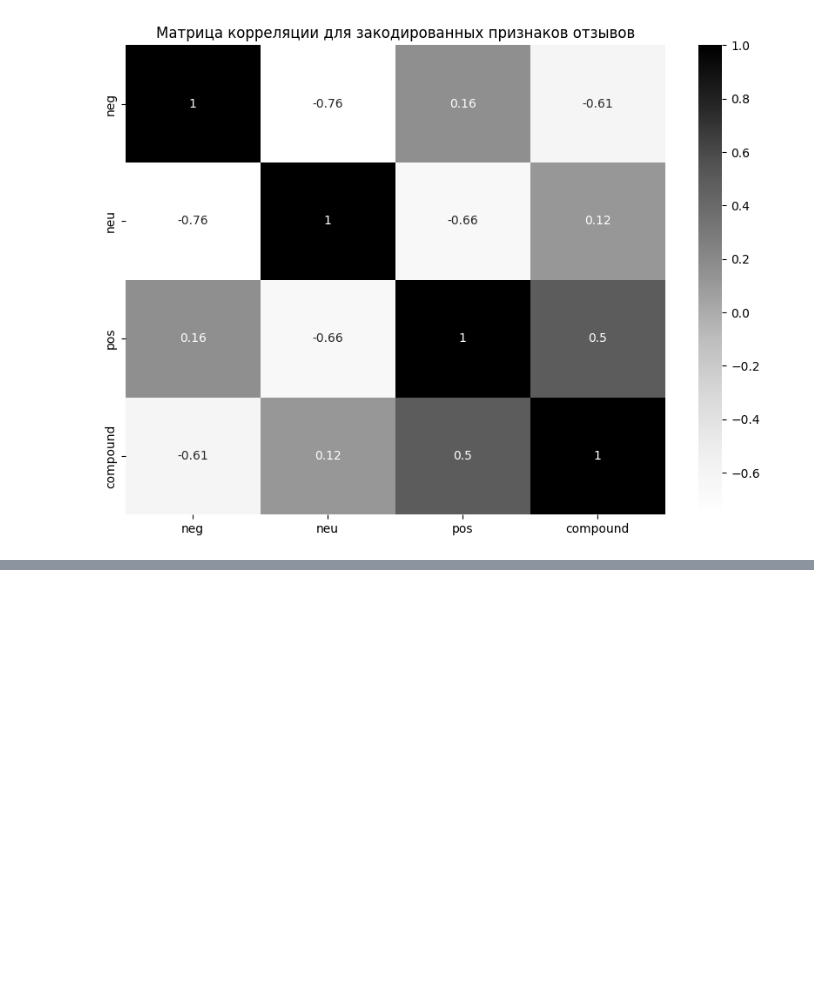
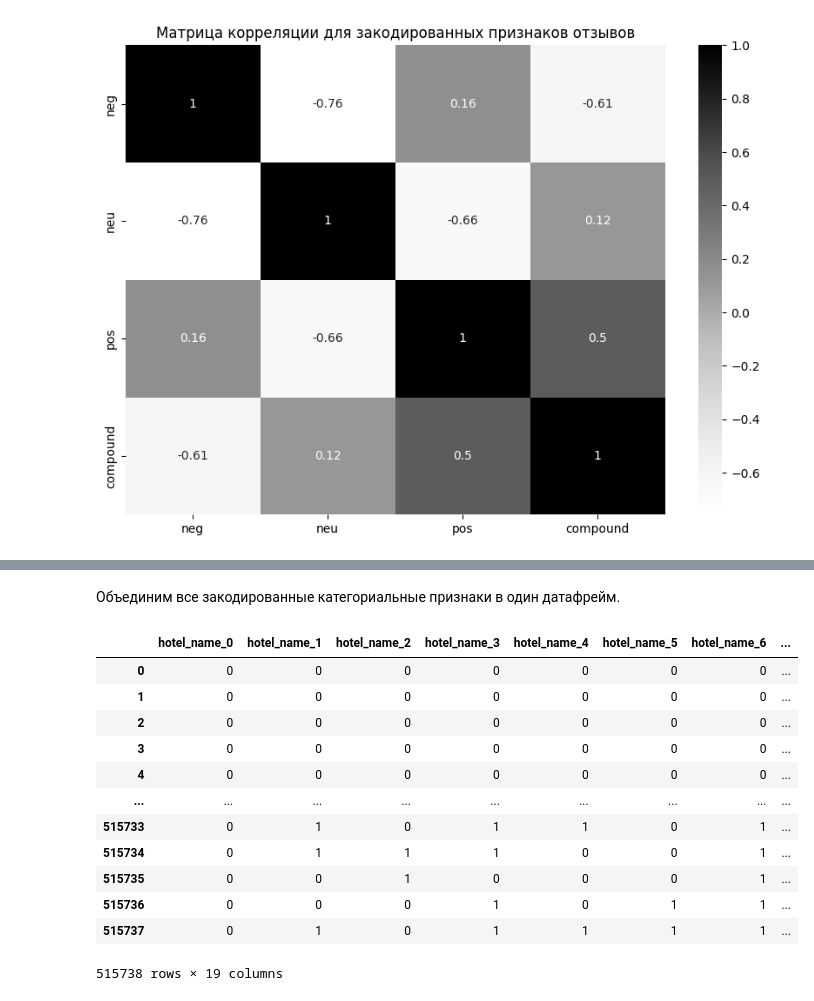
Before and after one commit to ScReameer/EDA-Project-3-rating-prediction, a Jupyter notebook: Project_3 Rating prediction.ipynb, the cells around one changed output, grey strips where cells are left out. Cells and saved outputs as stored; diff of their text form; code cells hidden in the pictures; blank space fills up the shorter version.

```diff
--- a/Project_3 Rating prediction.ipynb
+++ b/Project_3 Rating prediction.ipynb
@@ -675,0 +726,4 @@ corr_heatmap.set_title('Матрица корреляции для закоди
+# %%
+bin_encoder = ce.BinaryEncoder()
+encoded_hotel_names = bin_encoder.fit_transform(cat_hotels['hotel_name'])
+encoded_hotel_names.head()
@@ -675,0 +801,19 @@ corr_heatmap.set_title('Матрица корреляции для закоди
+# %% [markdown]
+Объединим все закодированные категориальные признаки в один датафрейм.
+# %%
+encoded_cats = pd.concat([encoded_hotel_names, encoded_country, encoded_tags], axis=1)
+encoded_cats
+# %% [output]
+|  | hotel_name_0 | hotel_name_1 | hotel_name_2 | hotel_name_3 | hotel_name_4 | hotel_name_5 | hotel_name_6 | ... |
+| 0 | 0 | 0 | 0 | 0 | 0 | 0 | 0 | ... |
+| 1 | 0 | 0 | 0 | 0 | 0 | 0 | 0 | ... |
+| 2 | 0 | 0 | 0 | 0 | 0 | 0 | 0 | ... |
+| 3 | 0 | 0 | 0 | 0 | 0 | 0 | 0 | ... |
+| 4 | 0 | 0 | 0 | 0 | 0 | 0 | 0 | ... |
+| ... | ... | ... | ... | ... | ... | ... | ... | ... |
+| 515733 | 0 | 1 | 0 | 1 | 1 | 0 | 1 | ... |
+| 515734 | 0 | 1 | 1 | 1 | 0 | 0 | 1 | ... |
+| 515735 | 0 | 0 | 1 | 0 | 0 | 0 | 1 | ... |
+| 515736 | 0 | 0 | 0 | 1 | 0 | 1 | 1 | ... |
+| 515737 | 0 | 1 | 0 | 1 | 1 | 1 | 1 | ... |
+515738 rows × 19 columns
```
Also changed, not shown: parts of 43 cells of this notebook.
